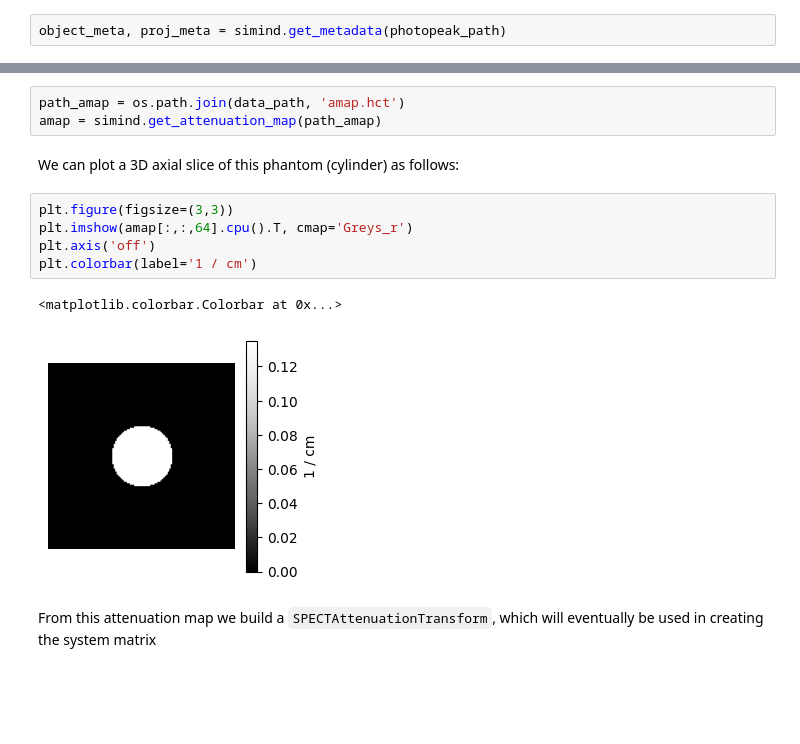
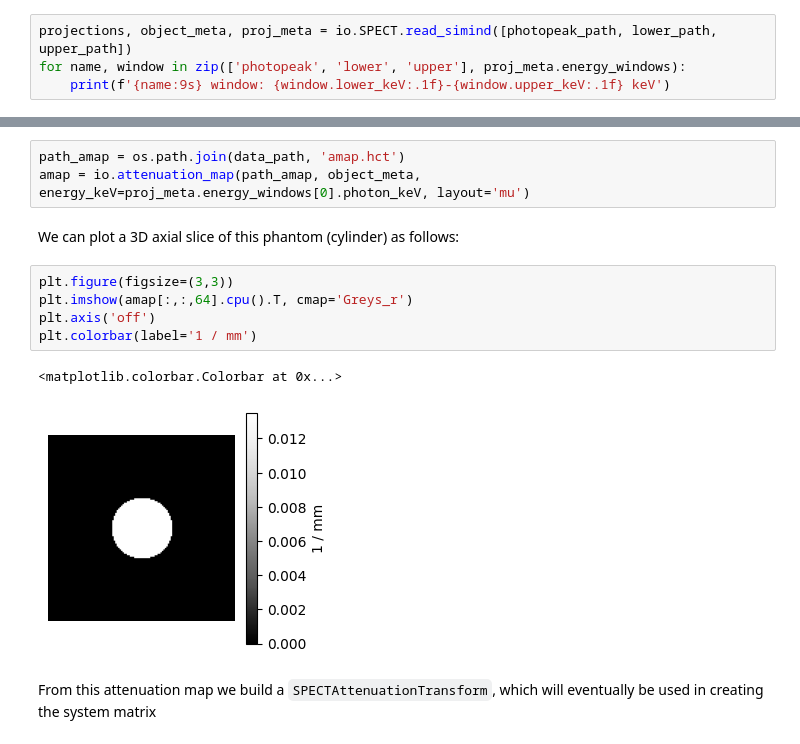
Before and after one commit to PyTomography/PyTomography, a Jupyter notebook: docs/source/notebooks/t_siminddata.ipynb, the cells around one changed output, grey strips where cells are left out. Saved outputs shown, nothing was run; the diff lists cells and outputs as text; blank space fills up the shorter version.

```diff
--- a/docs/source/notebooks/t_siminddata.ipynb
+++ b/docs/source/notebooks/t_siminddata.ipynb
@@ -46,2 +38,4 @@ PyTomography stores information such as voxel size, image dimensions, in metadat
 # %%
-object_meta, proj_meta = simind.get_metadata(photopeak_path)
+projections, object_meta, proj_meta = io.SPECT.read_simind([photopeak_path, lower_path, upper_path])
+for name, window in zip(['photopeak', 'lower', 'upper'], proj_meta.energy_windows):
+    print(f'{name:9s} window: {window.lower_keV:.1f}-{window.upper_keV:.1f} keV')
@@ -143,16 +131,16 @@ For attenuation modeling we need the corresponding attenuation map. The SIMIND g
 # %%
 path_amap = os.path.join(data_path, 'amap.hct')
-amap = simind.get_attenuation_map(path_amap)
+amap = io.attenuation_map(path_amap, object_meta, energy_keV=proj_meta.energy_windows[0].photon_keV, layout='mu')
 # %% [markdown]
 We can plot a 3D axial slice of this phantom (cylinder) as follows:
 # %%
 plt.figure(figsize=(3,3))
 plt.imshow(amap[:,:,64].cpu().T, cmap='Greys_r')
 plt.axis('off')
-plt.colorbar(label='1 / cm')
+plt.colorbar(label='1 / mm')
 # %% [output]
 <matplotlib.colorbar.Colorbar at 0x...>
-[figure, old version]
+[figure, new version]
 # %% [markdown]
 From this attenuation map we build a `SPECTAttenuationTransform`, which will eventually be used in creating the system matrix
 # %%
```
Also changed, not shown: parts of 20 cells of this notebook.
